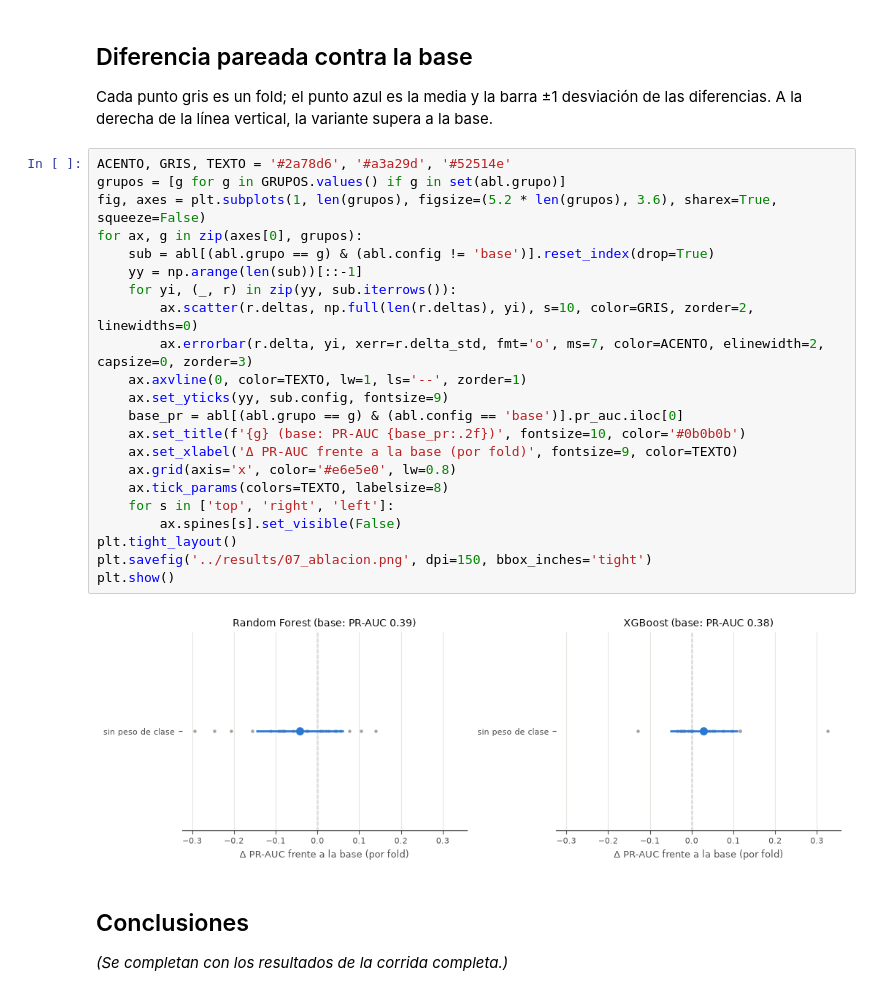
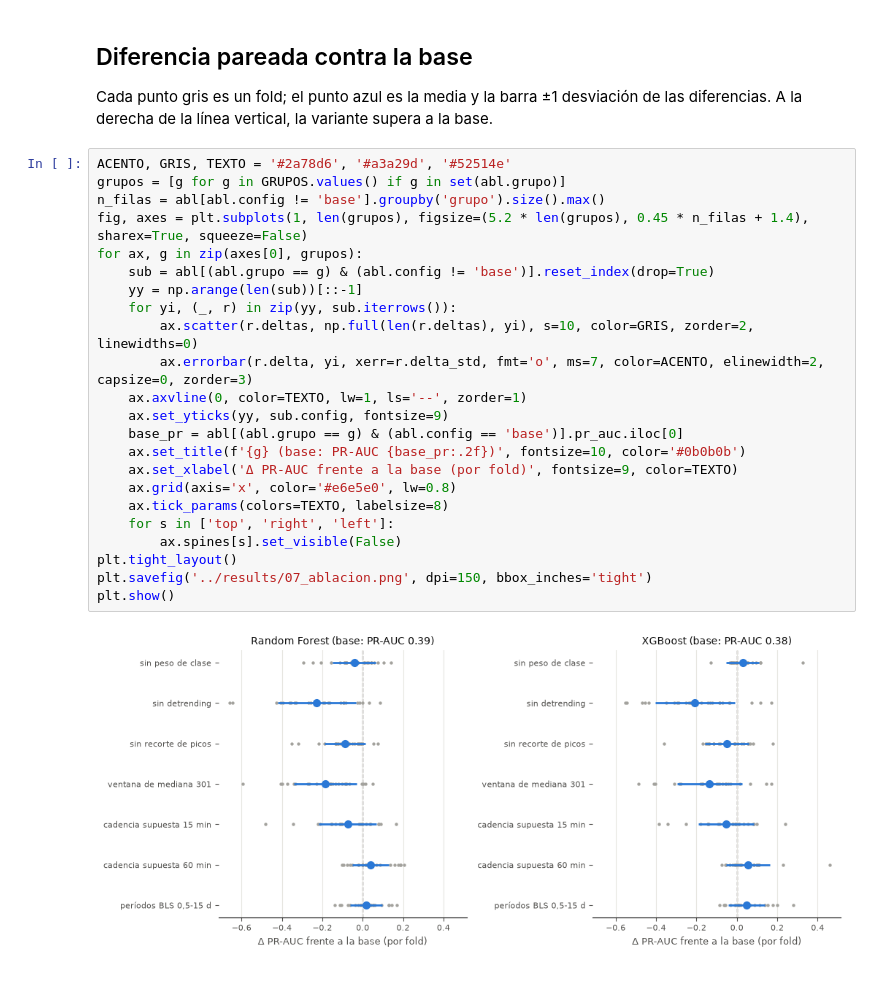
Before and after one commit to n0eli4/inf396-exoplanetas, a Jupyter notebook: notebooks/07_ablacion.ipynb, the cells around one changed output. Drawn from its saved outputs; the diff is of its cells as text.

```diff
--- a/notebooks/07_ablacion.ipynb
+++ b/notebooks/07_ablacion.ipynb
@@ -112,28 +123,25 @@ la línea vertical, la variante supera a la base.
 # %%
 ACENTO, GRIS, TEXTO = '#2a78d6', '#a3a29d', '#52514e'
 grupos = [g for g in GRUPOS.values() if g in set(abl.grupo)]
-fig, axes = plt.subplots(1, len(grupos), figsize=(5.2 * len(grupos), 3.6), sharex=True, squeeze=False)
+n_filas = abl[abl.config != 'base'].groupby('grupo').size().max()
+fig, axes = plt.subplots(1, len(grupos), figsize=(5.2 * len(grupos), 0.45 * n_filas + 1.4), sharex=True, squeeze=False)
 for ax, g in zip(axes[0], grupos):
     sub = abl[(abl.grupo == g) & (abl.config != 'base')].reset_index(drop=True)
     yy = np.arange(len(sub))[::-1]
     for yi, (_, r) in zip(yy, sub.iterrows()):
         ax.scatter(r.deltas, np.full(len(r.deltas), yi), s=10, color=GRIS, zorder=2, linewidths=0)
         ax.errorbar(r.delta, yi, xerr=r.delta_std, fmt='o', ms=7, color=ACENTO, elinewidth=2, capsize=0, zorder=3)
     ax.axvline(0, color=TEXTO, lw=1, ls='--', zorder=1)
     ax.set_yticks(yy, sub.config, fontsize=9)
     base_pr = abl[(abl.grupo == g) & (abl.config == 'base')].pr_auc.iloc[0]
     ax.set_title(f'{g} (base: PR-AUC {base_pr:.2f})', fontsize=10, color='#0b0b0b')
     ax.set_xlabel('Δ PR-AUC frente a la base (por fold)', fontsize=9, color=TEXTO)
     ax.grid(axis='x', color='#e6e5e0', lw=0.8)
     ax.tick_params(colors=TEXTO, labelsize=8)
     for s in ['top', 'right', 'left']:
         ax.spines[s].set_visible(False)
 plt.tight_layout()
 plt.savefig('../results/07_ablacion.png', dpi=150, bbox_inches='tight')
 plt.show()
 # %% [output]
-[figure, old version]
+[figure, new version]
-# %% [markdown]
-## Conclusiones
-
-*(Se completan con los resultados de la corrida completa.)*
```
Also changed, not shown: parts of 3 cells of this notebook, 40 other files.
